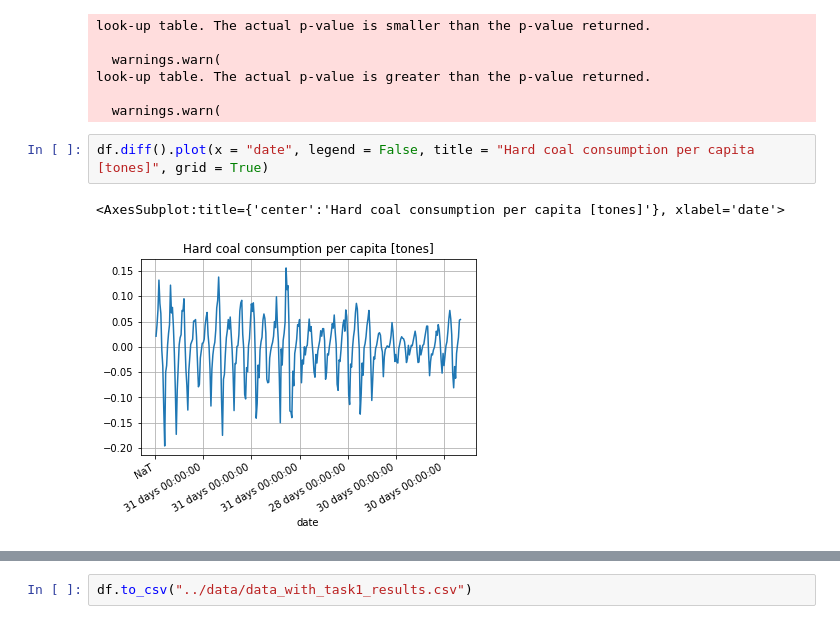
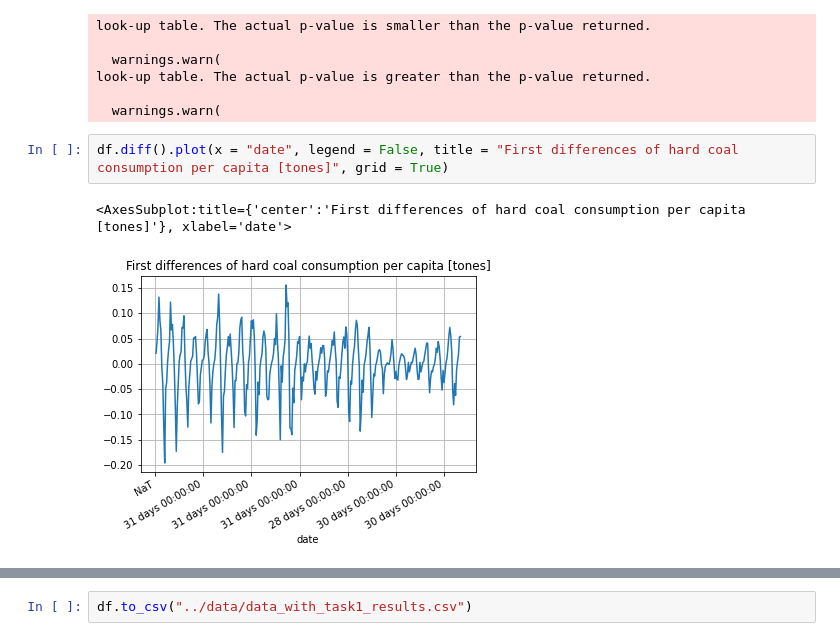
Before and after one commit to jcierocki/INGModellingContest, a Jupyter notebook: notebooks/task1.ipynb, the cells around one changed output, grey strips where cells are left out. Cells and saved outputs as stored; diff of their text form.

```diff
--- a/notebooks/task1.ipynb
+++ b/notebooks/task1.ipynb
@@ -63,10 +57,10 @@ look-up table. The actual p-value is greater than the p-value returned.
 
   warnings.warn(
 # %%
-df.diff().plot(x = "date", legend = False, title = "Hard coal consumption per capita [tones]", grid = True)
+df.diff().plot(x = "date", legend = False, title = "First differences of hard coal consumption per capita [tones]", grid = True)
 # %% [output]
-<AxesSubplot:title={'center':'Hard coal consumption per capita [tones]'}, xlabel='date'>
+<AxesSubplot:title={'center':'First differences of hard coal consumption per capita [tones]'}, xlabel='date'>
-[figure, old version]
+[figure, new version]
 # %%
 season_decomp_add = seasonal_decompose(df.consumption, model="additive", period=12)
 season_decomp_add.plot()
```
Also changed, not shown: parts of 17 cells of this notebook, 1 other file.
